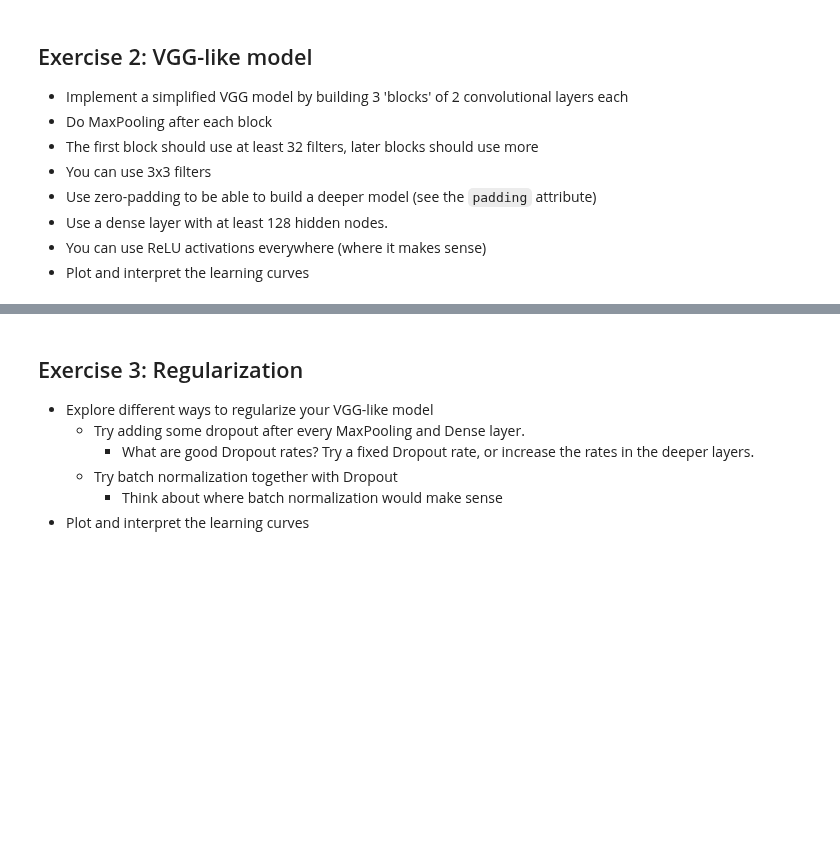
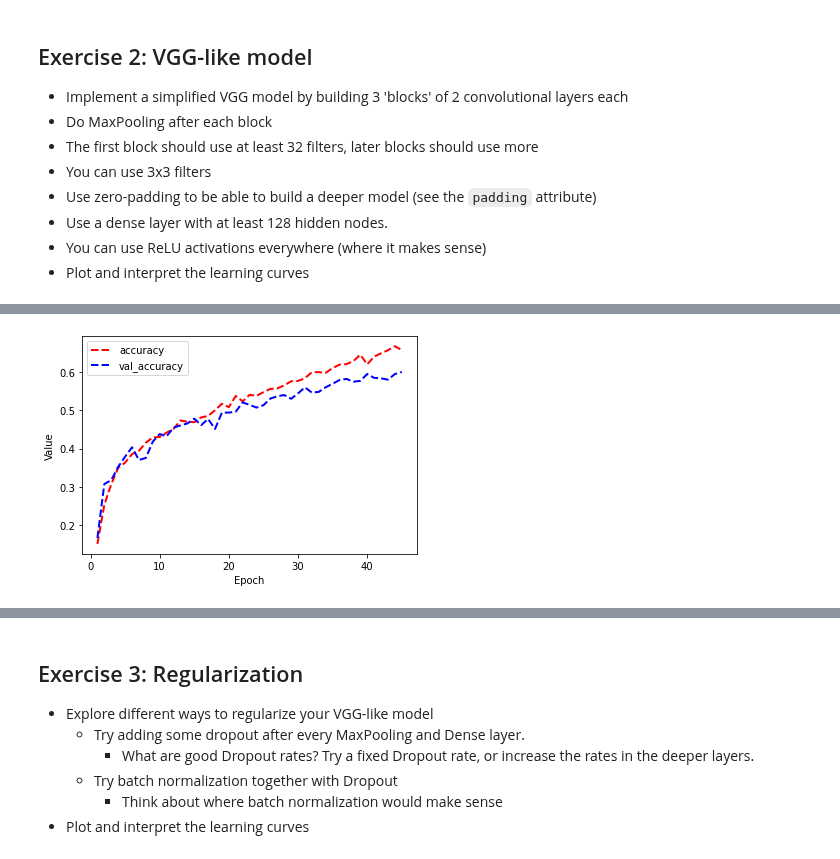
Before and after one commit to gekas145/tue-ml-course, a Jupyter notebook: labs/Lab 7a - Convolutional Neural Networks.ipynb, the cells around one changed output, grey strips where cells are left out. Saved outputs shown, nothing was run; the diff lists cells and outputs as text; code cells hidden in the pictures; blank space fills up the shorter version.

```diff
--- a/labs/Lab 7a - Convolutional Neural Networks.ipynb
+++ b/labs/Lab 7a - Convolutional Neural Networks.ipynb
@@ -192,0 +271,4 @@ plot_curve(history, False) # zoom to accuracies
+# %%
+plot_curve(history_vgg, False) # zoom to accuracies
+# %% [output]
+[figure, added]
```
Also changed, not shown: parts of 26 cells of this notebook.
